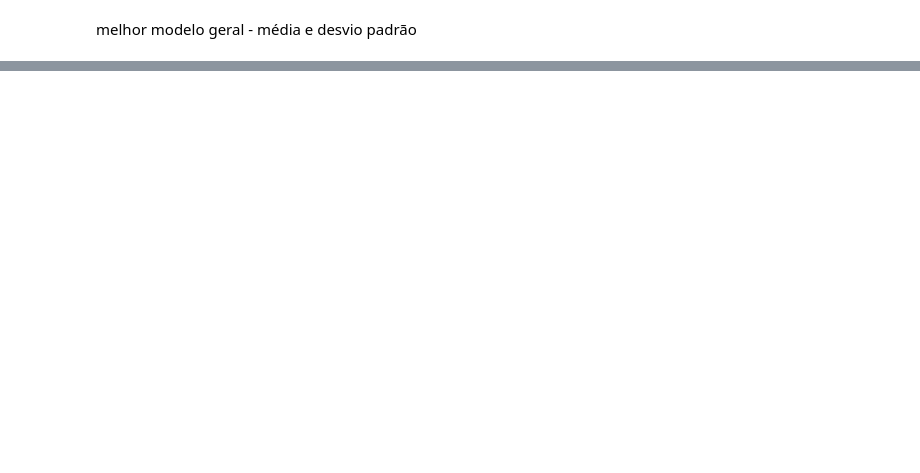
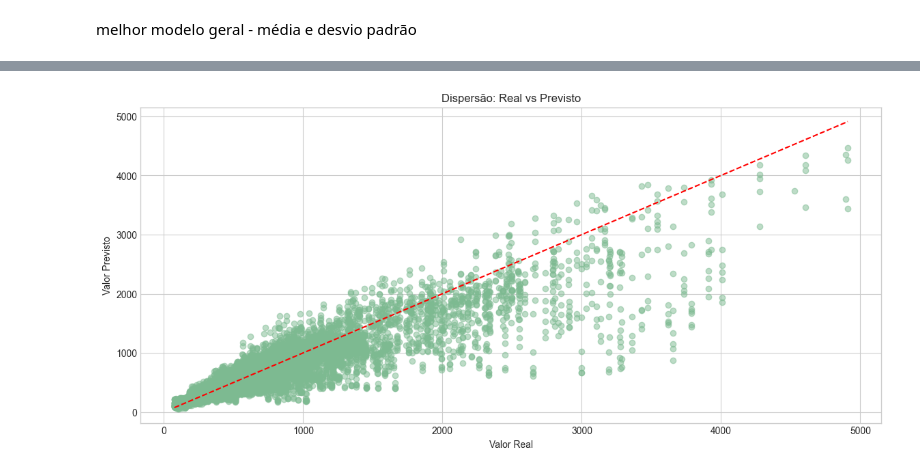
Before and after one commit to MarcosABP/Redes-Neurais, a Jupyter notebook: MLP.ipynb, the cells around one changed output, grey strips where cells are left out. Saved outputs shown, nothing was run; the diff lists cells and outputs as text; code cells hidden in the pictures; blank space fills up the shorter version.

```diff
--- a/MLP.ipynb
+++ b/MLP.ipynb
@@ -643,0 +790,4 @@ NameError: name 'y_test' is not defined
+# %%
+grafico_dispersao(y_test_original,y_pred_original)
+# %% [output]
+[figure, added]
```
Also changed, not shown: parts of 22 cells of this notebook.
